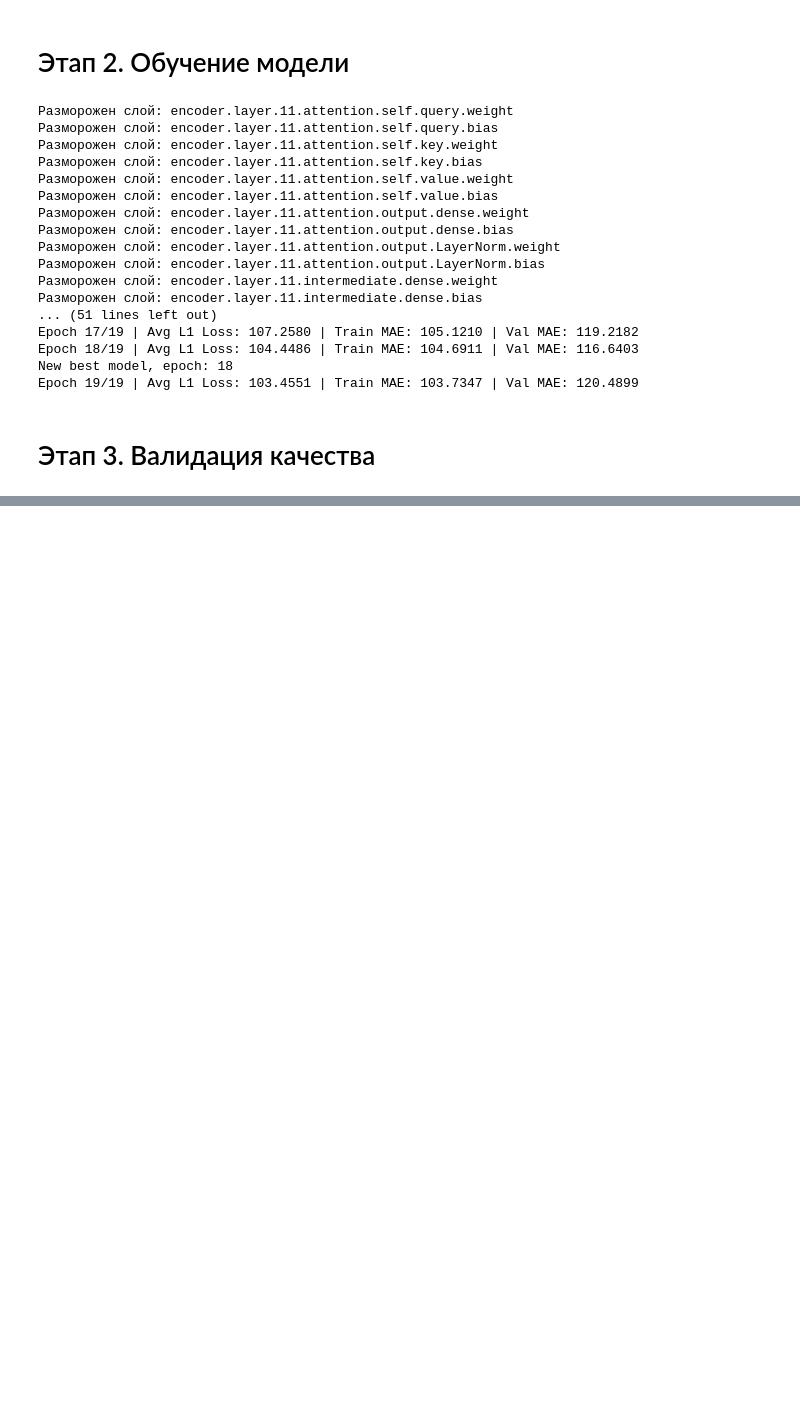
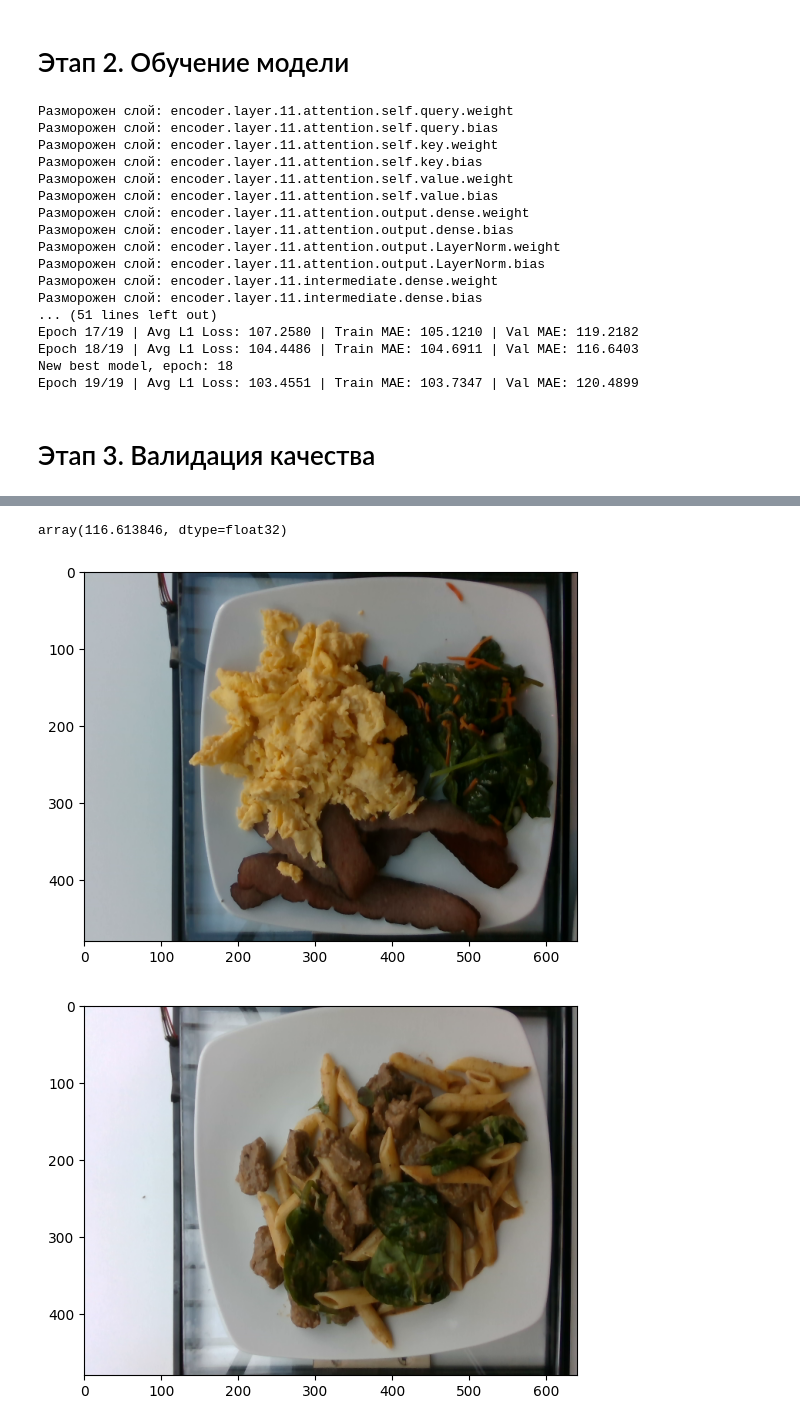
Before and after one commit to di049/multimodal_calorie_prediction, a Jupyter notebook: notebook.ipynb, the cells around one changed output, grey strips where cells are left out. Cells and saved outputs as stored; diff of their text form; code cells hidden in the pictures; blank space fills up the shorter version.

```diff
--- a/notebook.ipynb
+++ b/notebook.ipynb
@@ -124,0 +191,16 @@ array(98.45396, dtype=float32)
+# %%
+MAE
+# %% [output]
+array(116.613846, dtype=float32)
+# %%
+df = pd.read_csv('data/dish.csv')
+df_test = df.loc[df['split']=='test'].reset_index()
+# %%
+for idx in [22, 88, 58, 54, 479]:
+    dish_id = df_test.loc[idx]['dish_id']
+    image = Image.open(f"data/images/{dish_id}/rgb.png").convert('RGB')
+    plt.imshow(image)
+    plt.show()
+# %% [output]
+[figure, added]
+[figure, added]
```
Also changed, not shown: parts of 9 cells of this notebook.
